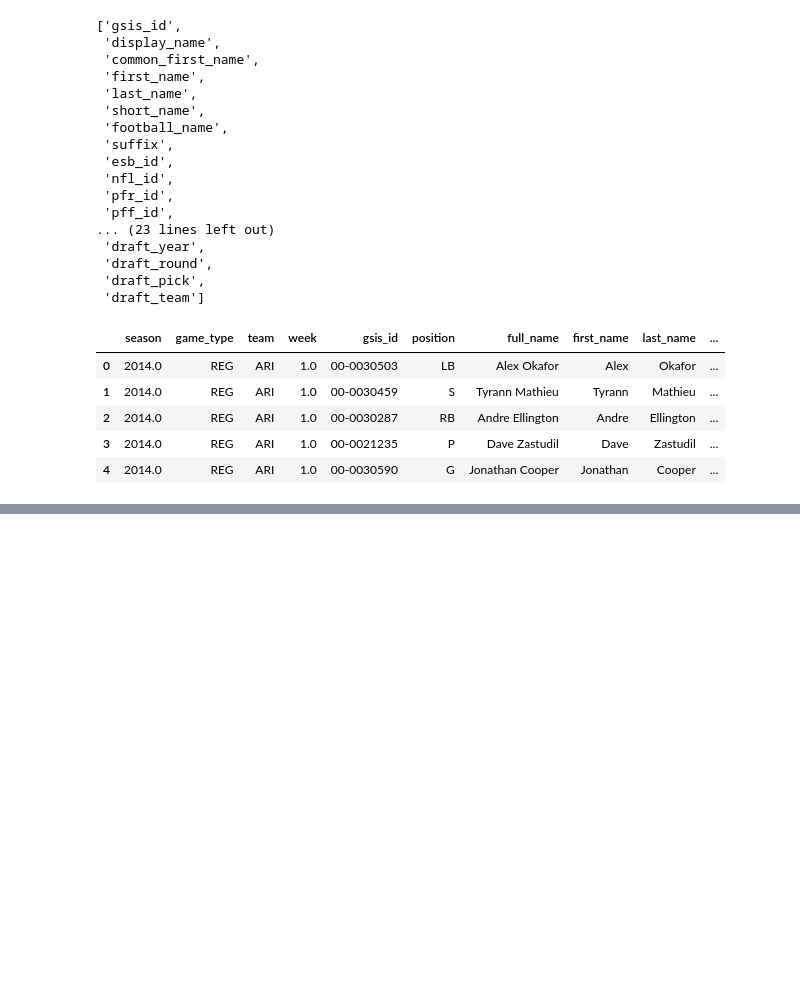
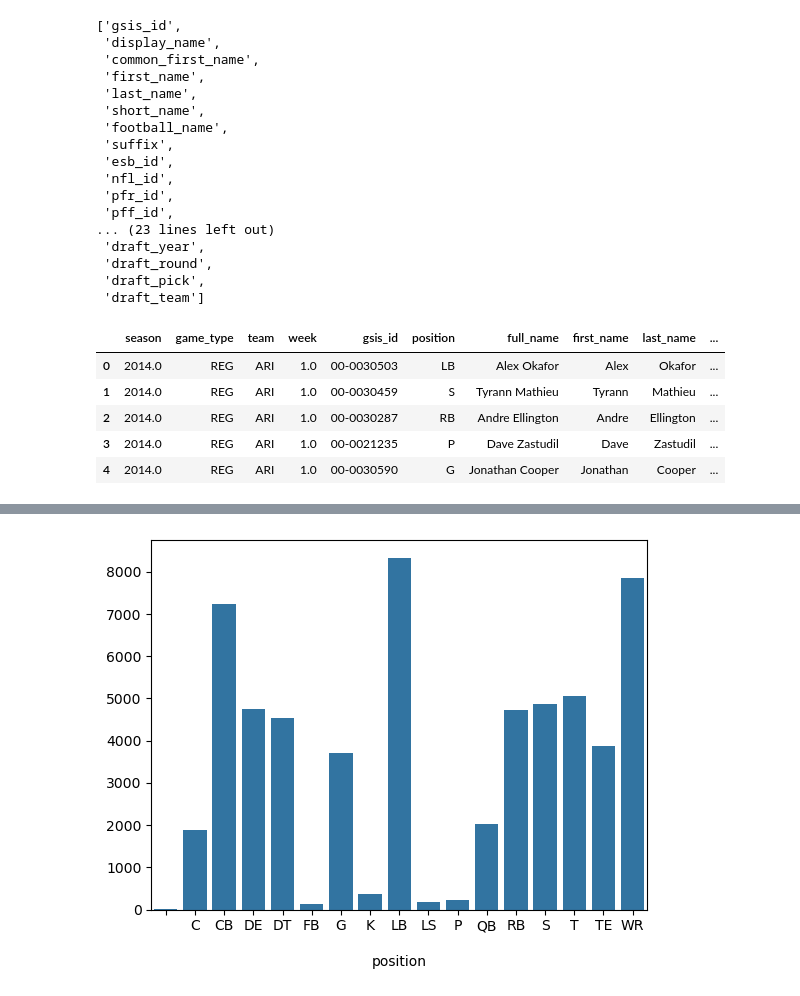
Before and after one commit to jc39963/NFLPA_2025, a Jupyter notebook: nflpa_trial.ipynb, the cells around one changed output, grey strips where cells are left out. Cells and saved outputs as stored; diff of their text form; code cells hidden in the pictures; blank space fills up the shorter version.

```diff
--- a/nflpa_trial.ipynb
+++ b/nflpa_trial.ipynb
@@ -139,0 +173,2 @@ injuries.head()
+# %%
+pos_injuries = injuries.groupby('position').size()
@@ -140,2 +217,9 @@ injuries.head()
+# %%
+import matplotlib.pyplot as plt
+import seaborn as sns
+sns.barplot(pos_injuries)
+plt.show()
+# %% [output]
+[figure, added]
 # %%
 player_stats.drop(columns=['headshot_url', 'fantasy_points', 'fantasy_points_ppr'], inplace=True)
```
Also changed, not shown: parts of 11 cells of this notebook.
